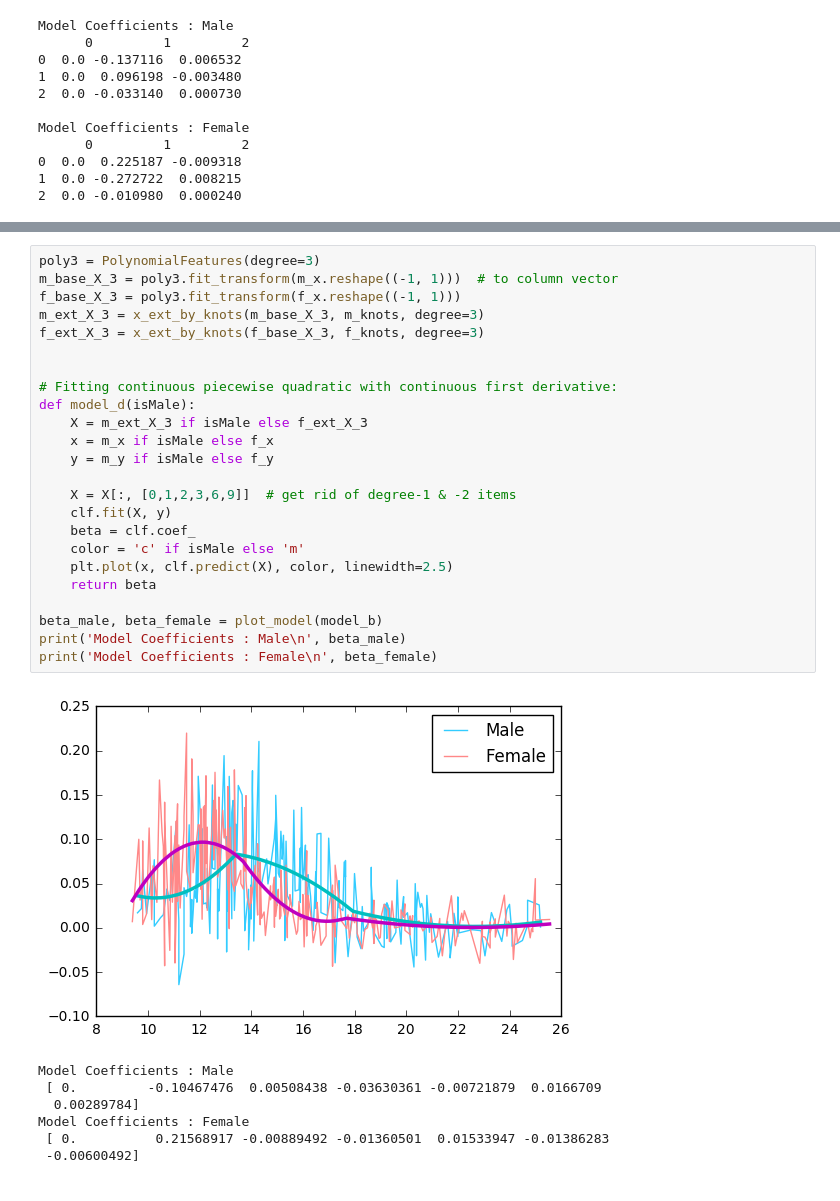
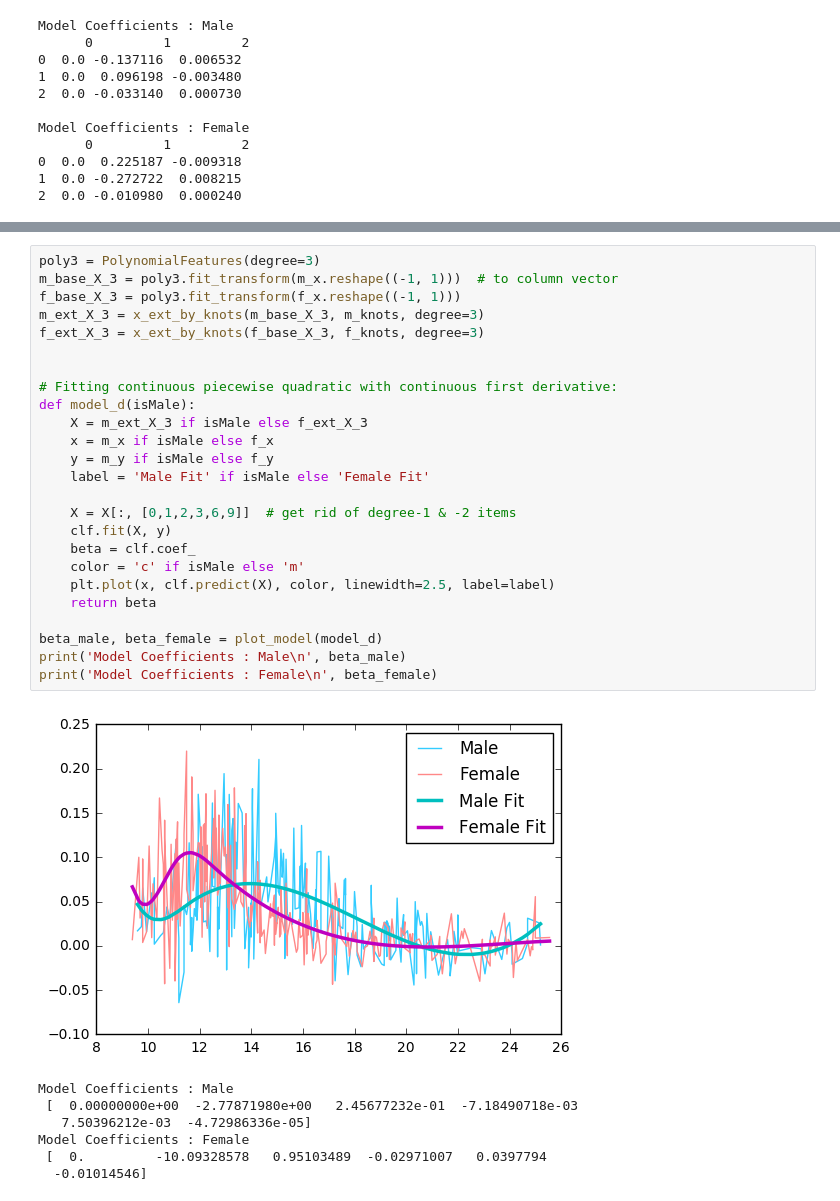
Before and after one commit to Adward-R/STAT-665-DMML, a Jupyter notebook: HW06/hw06.ipynb, the cells around one changed output, grey strips where cells are left out. Cells and saved outputs as stored; diff of their text form.

Commit message:
HW06 - Part III - Calc & Plot

```diff
--- a/HW06/hw06.ipynb
+++ b/HW06/hw06.ipynb
@@ -157,32 +157,33 @@ Model Coefficients : Female
 # %%
 poly3 = PolynomialFeatures(degree=3)
 m_base_X_3 = poly3.fit_transform(m_x.reshape((-1, 1)))  # to column vector
 f_base_X_3 = poly3.fit_transform(f_x.reshape((-1, 1)))
 m_ext_X_3 = x_ext_by_knots(m_base_X_3, m_knots, degree=3)
 f_ext_X_3 = x_ext_by_knots(f_base_X_3, f_knots, degree=3)
 
 
 # Fitting continuous piecewise quadratic with continuous first derivative:
 def model_d(isMale):
     X = m_ext_X_3 if isMale else f_ext_X_3
     x = m_x if isMale else f_x
     y = m_y if isMale else f_y
+    label = 'Male Fit' if isMale else 'Female Fit'
 
     X = X[:, [0,1,2,3,6,9]]  # get rid of degree-1 & -2 items
     clf.fit(X, y)
     beta = clf.coef_
     color = 'c' if isMale else 'm'
-    plt.plot(x, clf.predict(X), color, linewidth=2.5)
+    plt.plot(x, clf.predict(X), color, linewidth=2.5, label=label)
     return beta
 
-beta_male, beta_female = plot_model(model_b)
+beta_male, beta_female = plot_model(model_d)
 print('Model Coefficients : Male\n', beta_male)
 print('Model Coefficients : Female\n', beta_female)
 # %% [output]
-[figure, old version]
+[figure, new version]
 Model Coefficients : Male
- [ 0.         -0.10467476  0.00508438 -0.03630361 -0.00721879  0.0166709
-  0.00289784]
+ [  0.00000000e+00  -2.77871980e+00   2.45677232e-01  -7.18490718e-03
+   7.50396212e-03  -4.72986336e-05]
 Model Coefficients : Female
- [ 0.          0.21568917 -0.00889492 -0.01360501  0.01533947 -0.01386283
- -0.00600492]
+ [  0.         -10.09328578   0.95103489  -0.02971007   0.0397794
+  -0.01014546]
```
Also changed, not shown: parts of 3 cells of this notebook.
